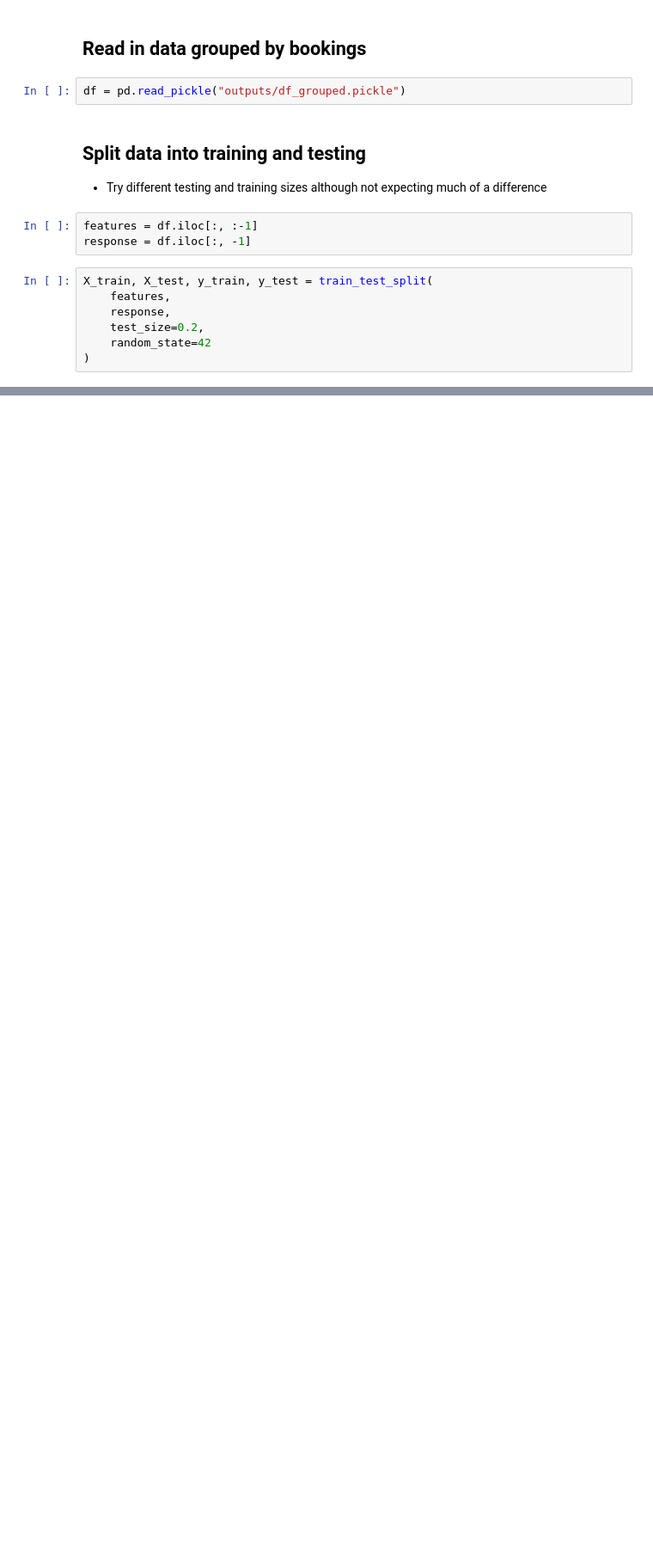
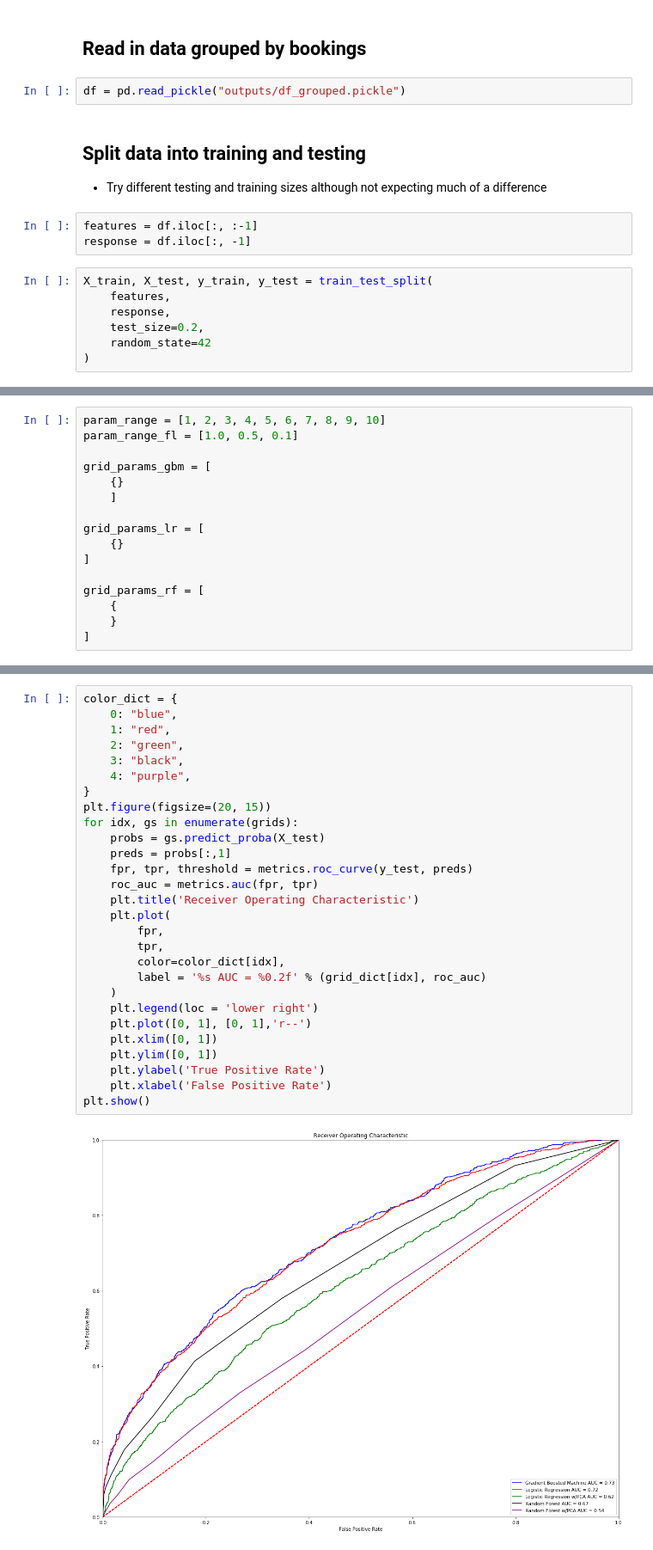
Before and after one commit to jtsw1990/grab-ai-safety, a Jupyter notebook: 3. Safety Challenge - Model Selection.ipynb, the cells around one changed output, grey strips where cells are left out. Shown at 86% size. Drawn from its saved outputs; the diff is of its cells as text; blank space fills up the shorter version.

```diff
--- a/3. Safety Challenge - Model Selection.ipynb
+++ b/3. Safety Challenge - Model Selection.ipynb
@@ -219,0 +87,16 @@ Estimator: Random Forest
+# %%
+param_range = [1, 2, 3, 4, 5, 6, 7, 8, 9, 10]
+param_range_fl = [1.0, 0.5, 0.1]
+
+grid_params_gbm = [
+    {}
+    ]
+
+grid_params_lr = [
+    {}
+]
+
+grid_params_rf = [
+    {
+    }
+]
@@ -219,0 +199,30 @@ Estimator: Random Forest
+# %%
+color_dict = {
+    0: "blue",
+    1: "red",
+    2: "green",
+    3: "black",
+    4: "purple",
+}
+plt.figure(figsize=(20, 15))
+for idx, gs in enumerate(grids):
+    probs = gs.predict_proba(X_test)
+    preds = probs[:,1]
+    fpr, tpr, threshold = metrics.roc_curve(y_test, preds)
+    roc_auc = metrics.auc(fpr, tpr)
+    plt.title('Receiver Operating Characteristic')
+    plt.plot(
+        fpr,
+        tpr,
+        color=color_dict[idx],
+        label = '%s AUC = %0.2f' % (grid_dict[idx], roc_auc)
+    )
+    plt.legend(loc = 'lower right')
+    plt.plot([0, 1], [0, 1],'r--')
+    plt.xlim([0, 1])
+    plt.ylim([0, 1])
+    plt.ylabel('True Positive Rate')
+    plt.xlabel('False Positive Rate')
+plt.show()
+# %% [output]
+[figure, added]
```
Also changed, not shown: parts of 7 cells of this notebook, 4 other files.
